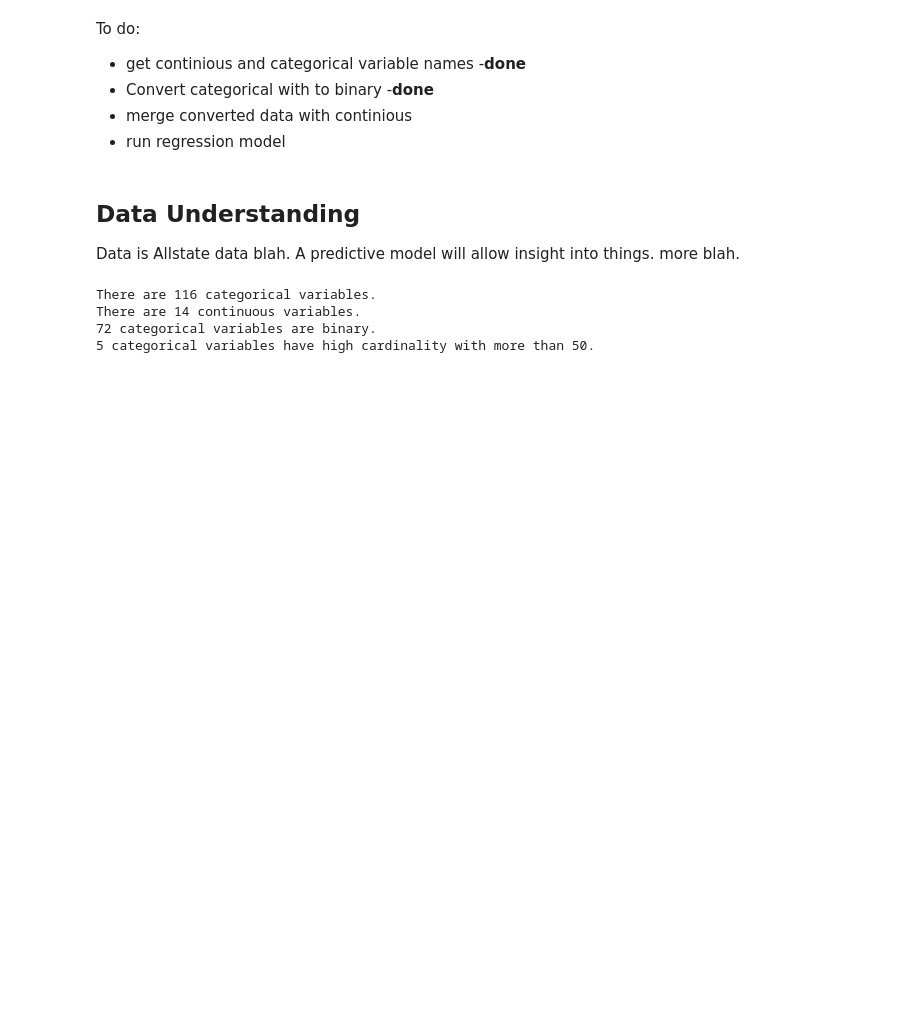
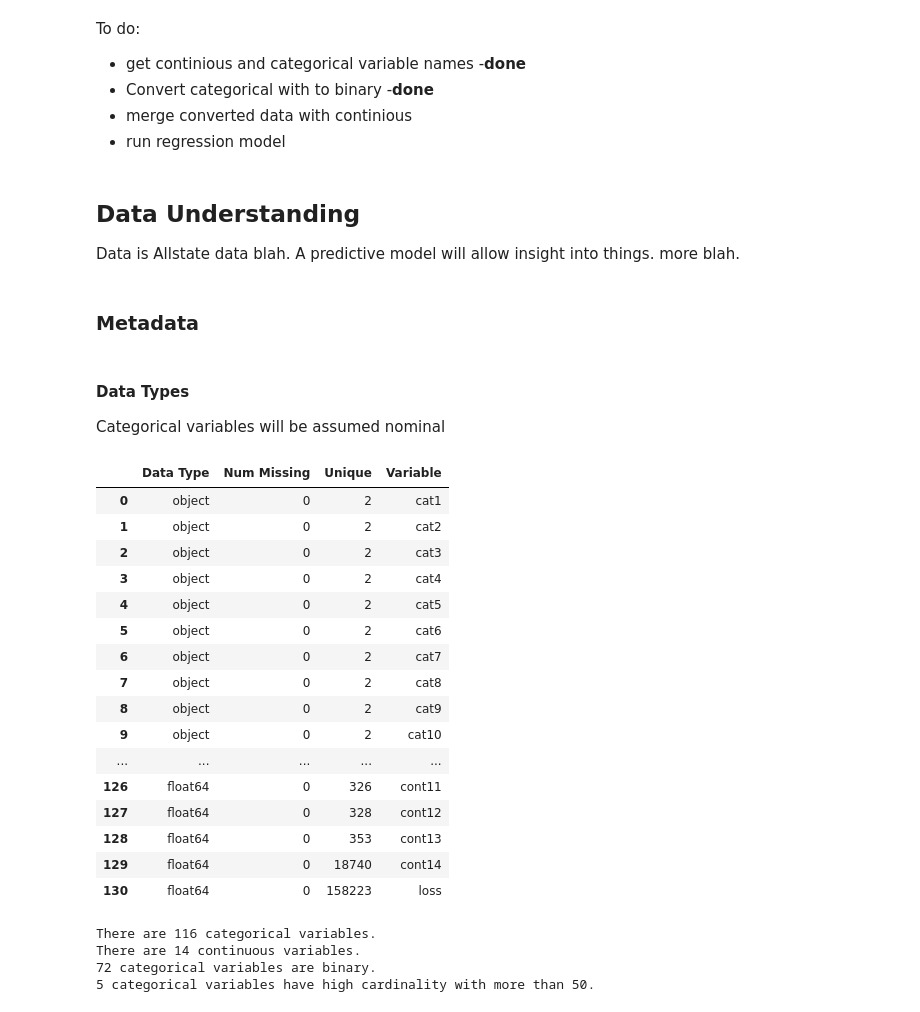
Before and after one commit to rlshuhart/Allstate_Claims_Severity, a Jupyter notebook: notebooks/1_Business_and_Data_Understanding.ipynb, the cells around one changed output. Cells and saved outputs as stored; diff of their text form; code cells hidden in the pictures; blank space fills up the shorter version.

```diff
--- a/notebooks/1_Business_and_Data_Understanding.ipynb
+++ b/notebooks/1_Business_and_Data_Understanding.ipynb
@@ -22,6 +22,8 @@ Data is Allstate data blah. A predictive model will allow insight into things. m
 # %%
 #import training data set
 train = pd.read_csv("../data/raw/train.csv.zip", compression="zip", index_col='id')
+# %% [markdown]
+### Metadata
 # %%
 # Gather metadata
 def get_metadata(df):
@@ -44,6 +46,30 @@ def get_metadata(df):
 
 meta_data = get_metadata(train)
 meta_data.to_csv("../data/interim/training_metadata.csv", index=False)
+# %% [markdown]
+#### Data Types
+
+Categorical variables will be assumed nominal
+# %%
+meta_data
+# %% [output]
+|  | Data Type | Num Missing | Unique | Variable |
+| 0 | object | 0 | 2 | cat1 |
+| 1 | object | 0 | 2 | cat2 |
+| 2 | object | 0 | 2 | cat3 |
+| 3 | object | 0 | 2 | cat4 |
+| 4 | object | 0 | 2 | cat5 |
+| 5 | object | 0 | 2 | cat6 |
+| 6 | object | 0 | 2 | cat7 |
+| 7 | object | 0 | 2 | cat8 |
+| 8 | object | 0 | 2 | cat9 |
+| 9 | object | 0 | 2 | cat10 |
+| ... | ... | ... | ... | ... |
+| 126 | float64 | 0 | 326 | cont11 |
+| 127 | float64 | 0 | 328 | cont12 |
+| 128 | float64 | 0 | 353 | cont13 |
+| 129 | float64 | 0 | 18740 | cont14 |
+| 130 | float64 | 0 | 158223 | loss |
 # %%
 #Data Type	Num Missing	Unique	Variable
 response_name = 'loss'
```
Also changed, not shown: parts of 8 cells of this notebook, 3 other files.
